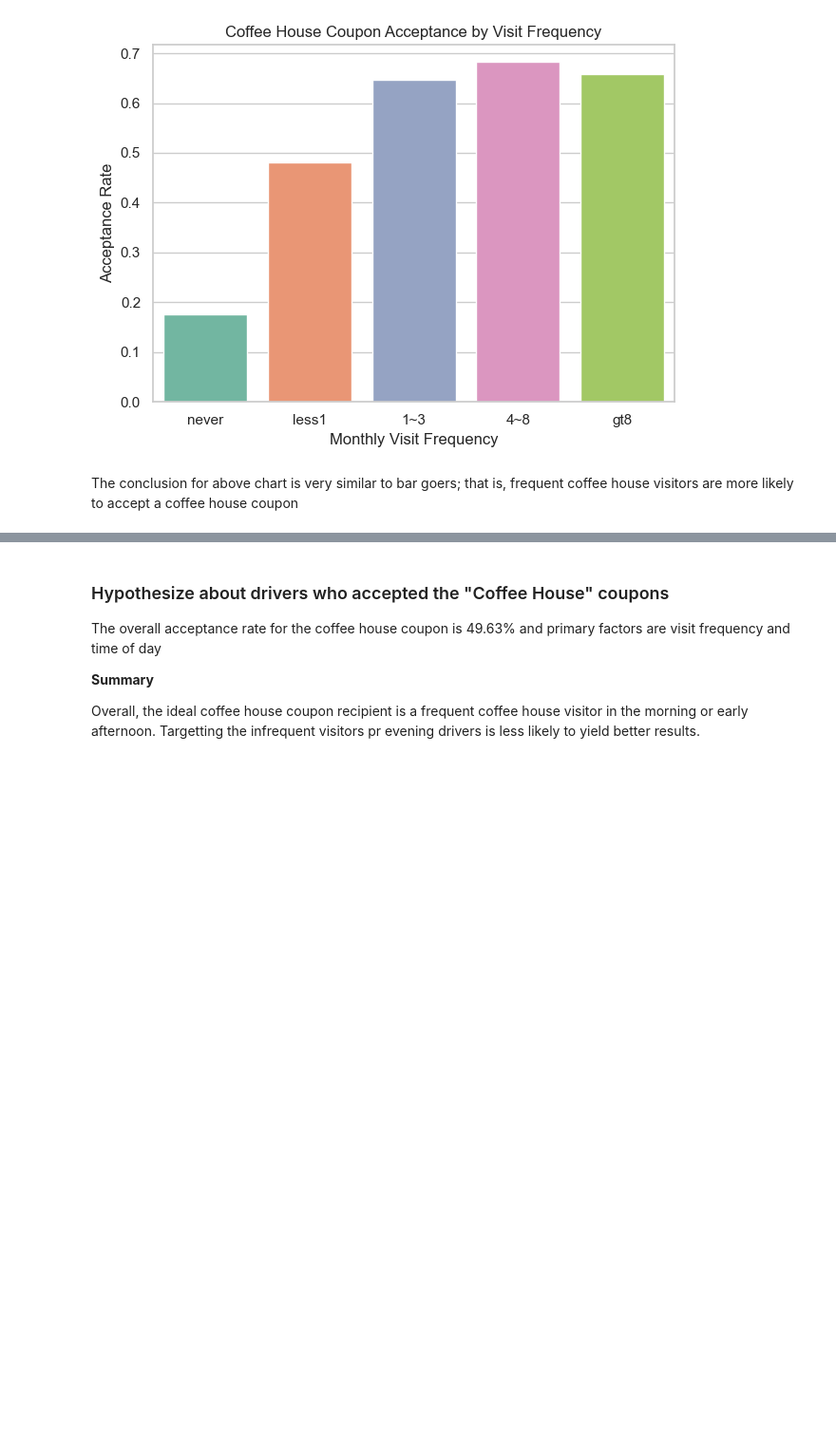
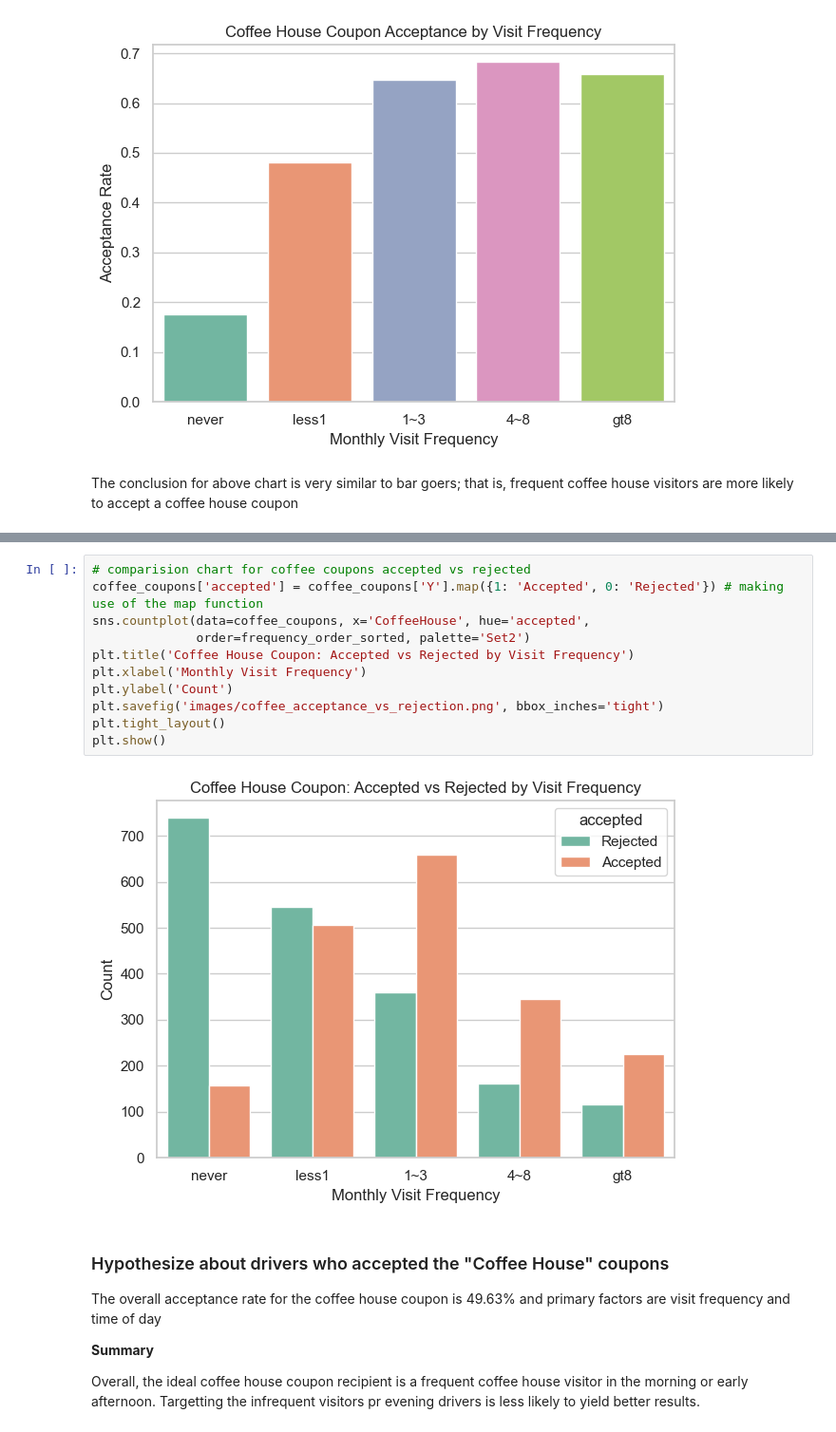
Before and after one commit to gowdilyan/predictive-coupon-acceptance-ml, a Jupyter notebook: coupon_acceptance_analysis.ipynb, the cells around one changed output, grey strips where cells are left out. Shown at 95% size. Cells and saved outputs as stored; diff of their text form; blank space fills up the shorter version.

Commit message:
added more charts and recommendations

```diff
--- a/coupon_acceptance_analysis.ipynb
+++ b/coupon_acceptance_analysis.ipynb
@@ -419,6 +419,19 @@ Passing `palette` without assigning `hue` is deprecated and will be removed in v
 
   sns.barplot(x=acceptance_by_time.index, y=acceptance_by_time.values, palette='Set2')
 [figure]
+# %%
+# comparision chart for coffee coupons accepted vs rejected
+coffee_coupons['accepted'] = coffee_coupons['Y'].map({1: 'Accepted', 0: 'Rejected'}) # making use of the map function
+sns.countplot(data=coffee_coupons, x='CoffeeHouse', hue='accepted',
+              order=frequency_order_sorted, palette='Set2')
+plt.title('Coffee House Coupon: Accepted vs Rejected by Visit Frequency')
+plt.xlabel('Monthly Visit Frequency')
+plt.ylabel('Count')
+plt.savefig('images/coffee_acceptance_vs_rejection.png', bbox_inches='tight')
+plt.tight_layout()
+plt.show()
+# %% [output]
+[figure, added]
 # %% [markdown]
 ### Hypothesize about drivers who accepted the "Coffee House" coupons
 
```
Also changed, not shown: parts of 2 cells of this notebook, 3 other files.
